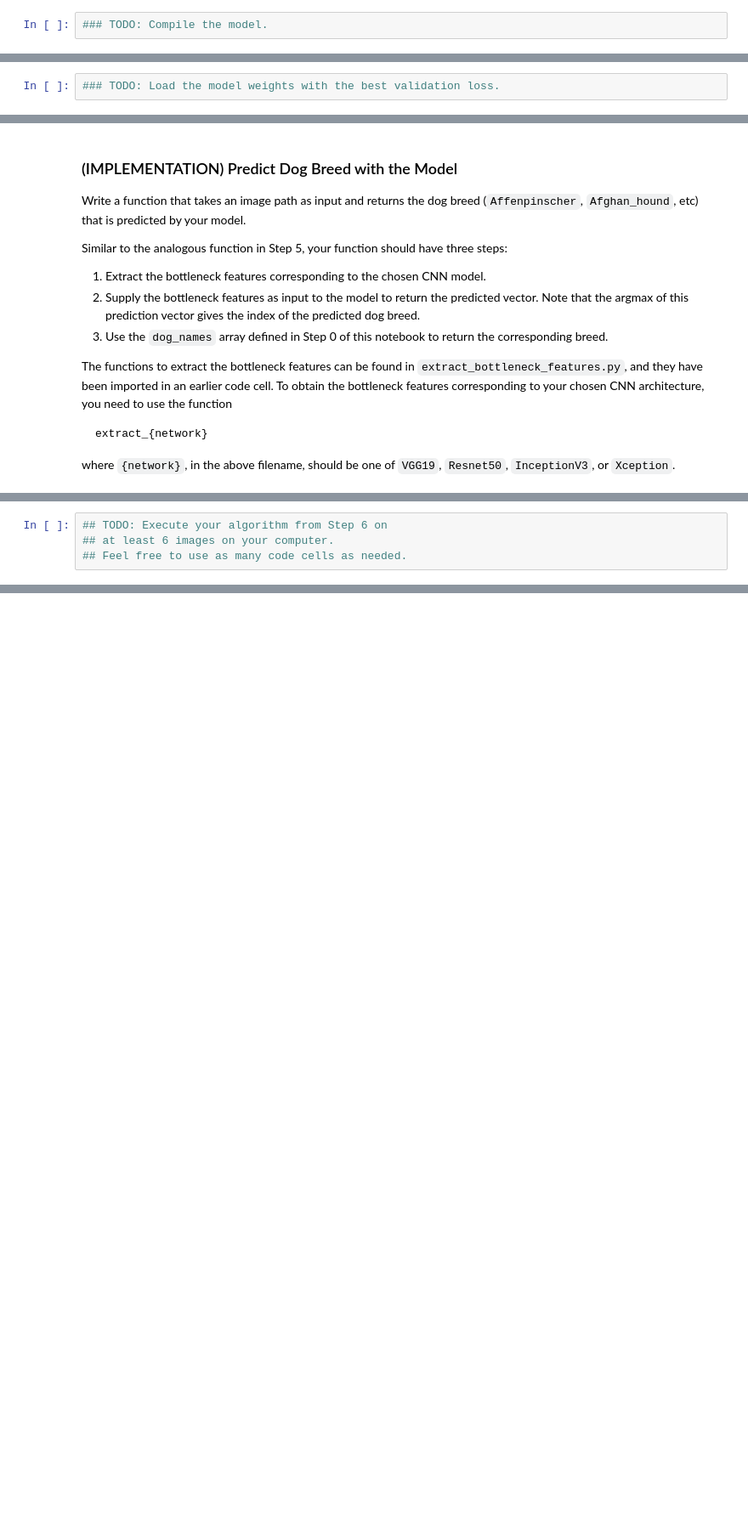
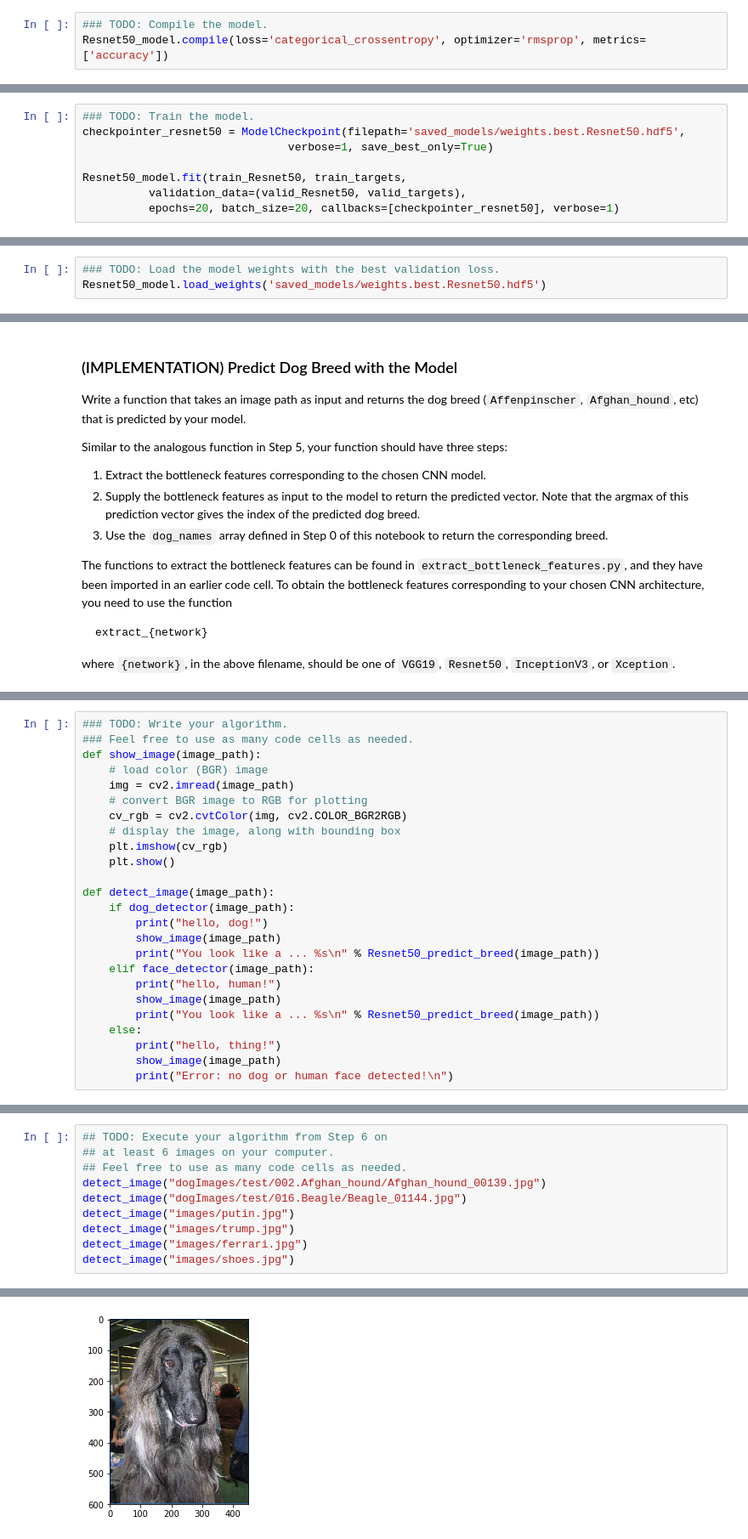
Before and after one commit to murtaza777/dog-project, a Jupyter notebook: dog_app.ipynb, the cells around one changed output, grey strips where cells are left out. Shown: that part at 85% size. Cells and saved outputs as stored; diff of their text form; blank space fills up the shorter version.

```diff
--- a/dog_app.ipynb
+++ b/dog_app.ipynb
@@ -551,6 +619,7 @@ __Answer:__
 ### (IMPLEMENTATION) Compile the Model
 # %%
 ### TODO: Compile the model.
+Resnet50_model.compile(loss='categorical_crossentropy', optimizer='rmsprop', metrics=['accuracy'])
 # %% [markdown]
 ### (IMPLEMENTATION) Train the Model
 
@@ -561,0 +629,8 @@ You are welcome to [augment the training data](https://blog.keras.io/building-po
+# %%
+### TODO: Train the model.
+checkpointer_resnet50 = ModelCheckpoint(filepath='saved_models/weights.best.Resnet50.hdf5',
+                               verbose=1, save_best_only=True)
+
+Resnet50_model.fit(train_Resnet50, train_targets,
+          validation_data=(valid_Resnet50, valid_targets),
+          epochs=20, batch_size=20, callbacks=[checkpointer_resnet50], verbose=1)
@@ -563,6 +657,7 @@ You are welcome to [augment the training data](https://blog.keras.io/building-po
 ### (IMPLEMENTATION) Load the Model with the Best Validation Loss
 # %%
 ### TODO: Load the model weights with the best validation loss.
+Resnet50_model.load_weights('saved_models/weights.best.Resnet50.hdf5')
 # %% [markdown]
 ### (IMPLEMENTATION) Test the Model
 
@@ -611,3 +726,28 @@ Some sample output for our algorithm is provided below, but feel free to design
+# %%
+### TODO: Write your algorithm.
+### Feel free to use as many code cells as needed.
+def show_image(image_path):
+    # load color (BGR) image
+    img = cv2.imread(image_path)
+    # convert BGR image to RGB for plotting
+    cv_rgb = cv2.cvtColor(img, cv2.COLOR_BGR2RGB)
+    # display the image, along with bounding box
+    plt.imshow(cv_rgb)
+    plt.show()
+
+def detect_image(image_path):
+    if dog_detector(image_path):
+        print("hello, dog!")
+        show_image(image_path)
+        print("You look like a ... %s\n" % Resnet50_predict_breed(image_path))
+    elif face_detector(image_path):
+        print("hello, human!")
+        show_image(image_path)
+        print("You look like a ... %s\n" % Resnet50_predict_breed(image_path))
+    else:
+        print("hello, thing!")
+        show_image(image_path)
+        print("Error: no dog or human face detected!\n")
 # %% [markdown]
 ---
 <a id='step7'></a>
@@ -626,3 +770,10 @@ __Answer:__
 ## TODO: Execute your algorithm from Step 6 on
 ## at least 6 images on your computer.
 ## Feel free to use as many code cells as needed.
+detect_image("dogImages/test/002.Afghan_hound/Afghan_hound_00139.jpg")
+detect_image("dogImages/test/016.Beagle/Beagle_01144.jpg")
+detect_image("images/putin.jpg")
+detect_image("images/trump.jpg")
+detect_image("images/ferrari.jpg")
+detect_image("images/shoes.jpg")
+# %% [output]
@@ -628,0 +781 @@ __Answer:__
+[figure, added]
```
Also changed, not shown: parts of 22 cells of this notebook.
